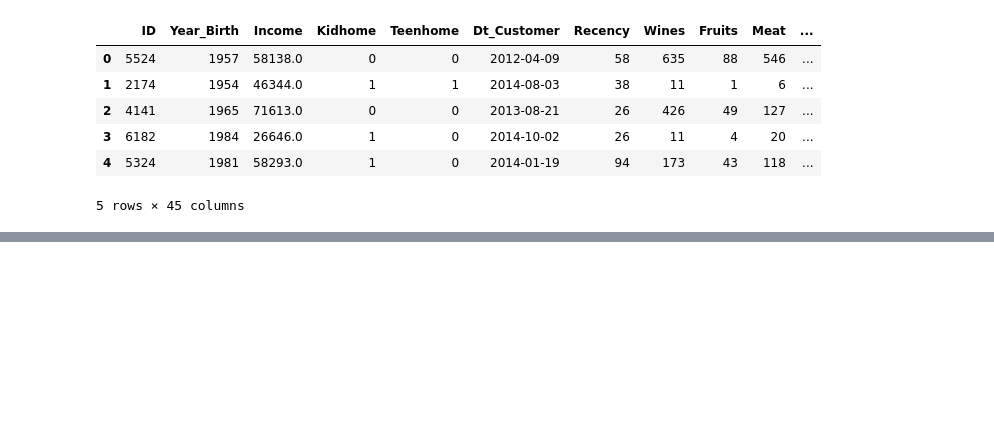
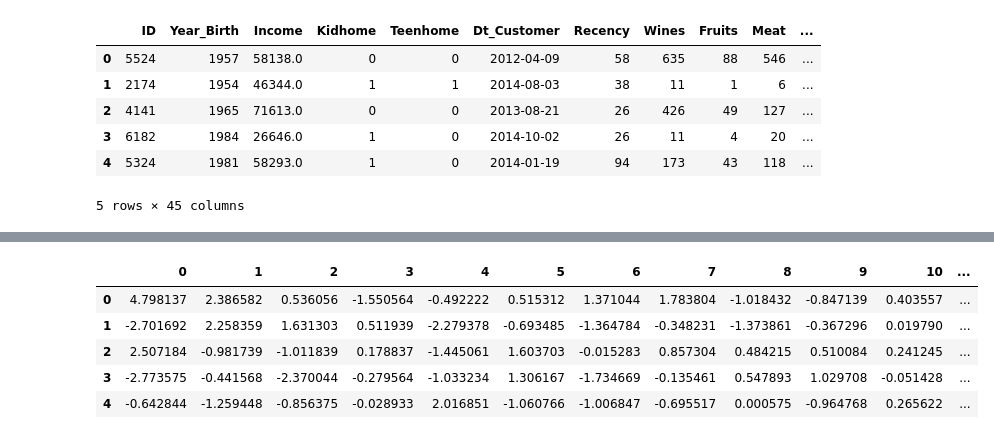
Before and after one commit to mehdirahman007/ml-masters, a Jupyter notebook: CustomerSegmentation.ipynb, the cells around one changed output, grey strips where cells are left out. Drawn from its saved outputs; the diff is of its cells as text; code cells hidden in the pictures; blank space fills up the shorter version.

```diff
--- a/CustomerSegmentation.ipynb
+++ b/CustomerSegmentation.ipynb
@@ -220,0 +248,18 @@ TypeError: invalid type promotion
+# %%
+# reduce dimensions of pricipal components with t-SNE
+tsne_inp = np.array(pca_df)
+model = TSNE(n_components=2, n_iter=5000, perplexity=30.0)
+tsne_features = model.fit_transform(tsne_inp)
+result = tsne_features.tolist()
+
+tSNE_df = pd.DataFrame(
+    data=tsne_features
+)
+pca_df.head()
+# %% [output]
+|  | 0 | 1 | 2 | 3 | 4 | 5 | 6 | 7 | 8 | 9 | 10 | ... |
+| 0 | 4.798137 | 2.386582 | 0.536056 | -1.550564 | -0.492222 | 0.515312 | 1.371044 | 1.783804 | -1.018432 | -0.847139 | 0.403557 | ... |
+| 1 | -2.701692 | 2.258359 | 1.631303 | 0.511939 | -2.279378 | -0.693485 | -1.364784 | -0.348231 | -1.373861 | -0.367296 | 0.019790 | ... |
+| 2 | 2.507184 | -0.981739 | -1.011839 | 0.178837 | -1.445061 | 1.603703 | -0.015283 | 0.857304 | 0.484215 | 0.510084 | 0.241245 | ... |
+| 3 | -2.773575 | -0.441568 | -2.370044 | -0.279564 | -1.033234 | 1.306167 | -1.734669 | -0.135461 | 0.547893 | 1.029708 | -0.051428 | ... |
+| 4 | -0.642844 | -1.259448 | -0.856375 | -0.028933 | 2.016851 | -1.060766 | -1.006847 | -0.695517 | 0.000575 | -0.964768 | 0.265622 | ... |
```
Also changed, not shown: parts of 6 cells of this notebook.
